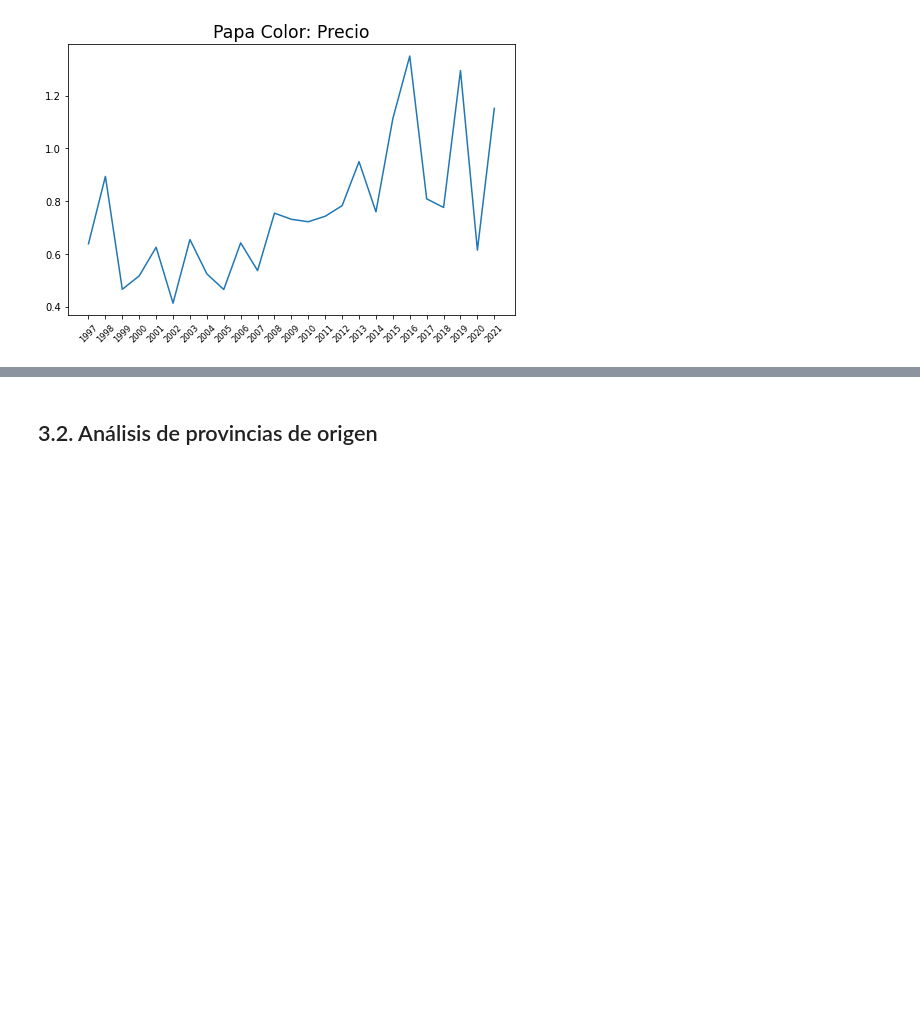
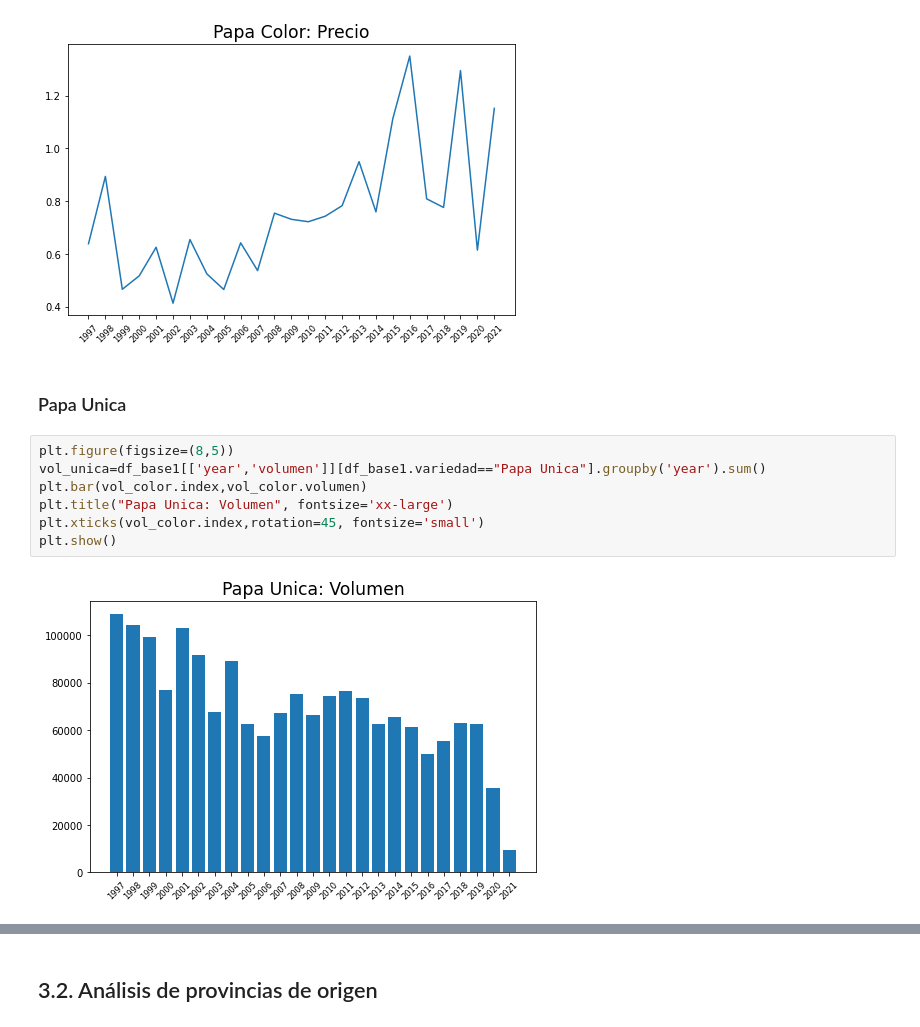
Before and after one commit to eduzegarra/grade_01, a Jupyter notebook: proyecto_papa.ipynb, the cells around one changed output, grey strips where cells are left out. Cells and saved outputs as stored; diff of their text form; blank space fills up the shorter version.

```diff
--- a/proyecto_papa.ipynb
+++ b/proyecto_papa.ipynb
@@ -500,3 +495,14 @@ plt.xticks(pre_color.index,rotation=45, fontsize='small')
 plt.show()
 # %% [output]
 [figure]
+# %% [markdown]
+### Papa Unica
+# %%
+plt.figure(figsize=(8,5))
+vol_unica=df_base1[['year','volumen']][df_base1.variedad=="Papa Unica"].groupby('year').sum()
+plt.bar(vol_color.index,vol_color.volumen)
+plt.title("Papa Unica: Volumen", fontsize='xx-large')
+plt.xticks(vol_color.index,rotation=45, fontsize='small')
+plt.show()
+# %% [output]
+[figure, added]
```
Also changed, not shown: parts of 39 cells of this notebook.
